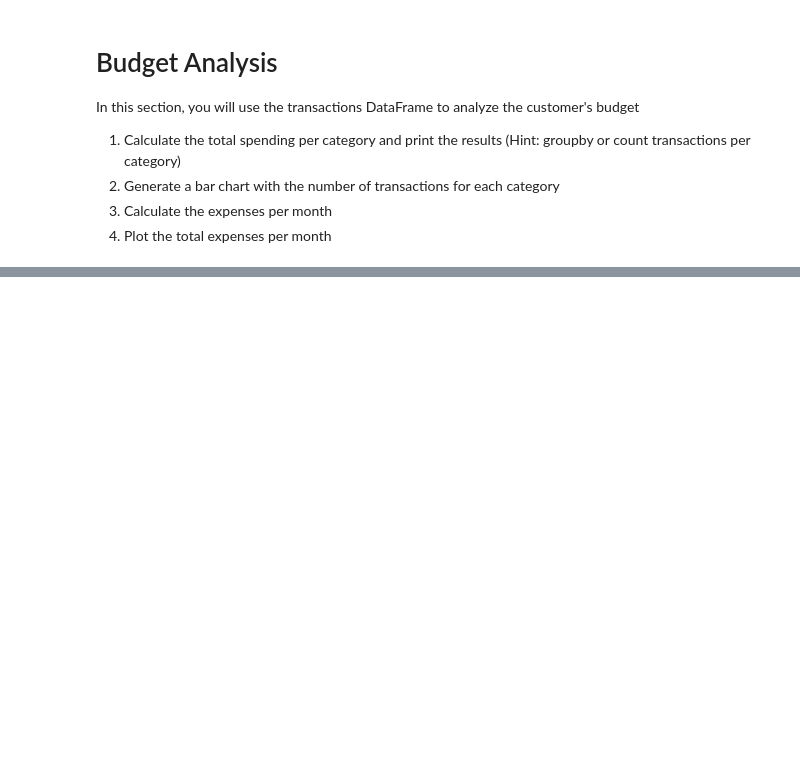
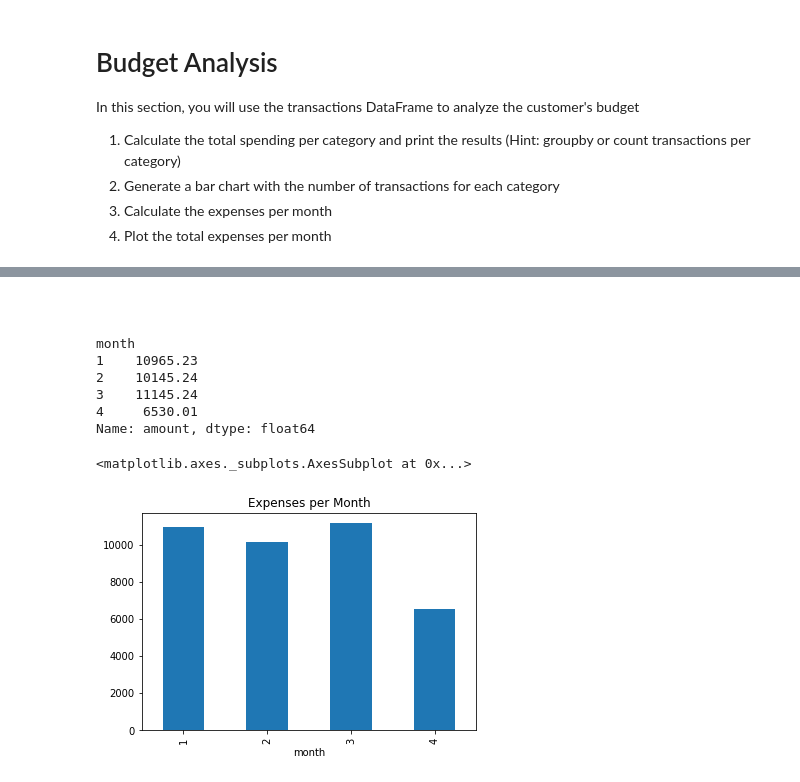
Before and after one commit to CPix18/MyFinTechRepo, a Jupyter notebook: HW4- API/Instructions/Starter_Code/account_summary.ipynb, the cells around one changed output, grey strips where cells are left out. Saved outputs shown, nothing was run; the diff lists cells and outputs as text; code cells hidden in the pictures; blank space fills up the shorter version.

```diff
--- a/HW4- API/Instructions/Starter_Code/account_summary.ipynb
+++ b/HW4- API/Instructions/Starter_Code/account_summary.ipynb
@@ -161,0 +232,22 @@ In this section, you will use the transactions DataFrame to analyze the customer
+# %% [markdown]
+####
+# %%
+# transaction_df['date'] = pd.to_datetime(transaction_df['date'])
+transaction_df.set_index("date", inplace = True)
+transaction_df["month"] = pd.DatetimeIndex(transaction_df.index).month
+
+monthly_expenses = transaction_df.groupby("month").sum()["amount"]
+
+monthly_expenses
+# %% [output]
+month
+1    10965.23
+2    10145.24
+3    11145.24
+4     6530.01
+Name: amount, dtype: float64
+# %%
+monthly_expenses.plot.bar(title = "Expenses per Month")
+# %% [output]
+<matplotlib.axes._subplots.AxesSubplot at 0x...>
+[figure, added]
```
Also changed, not shown: parts of 17 cells of this notebook, 42 other files.
